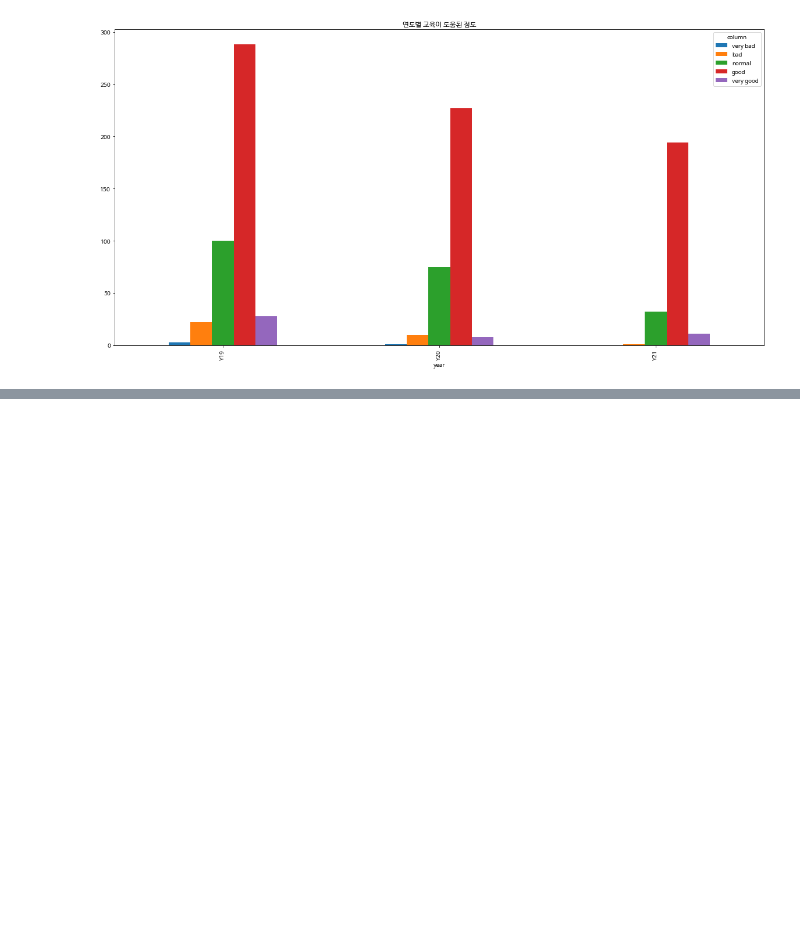
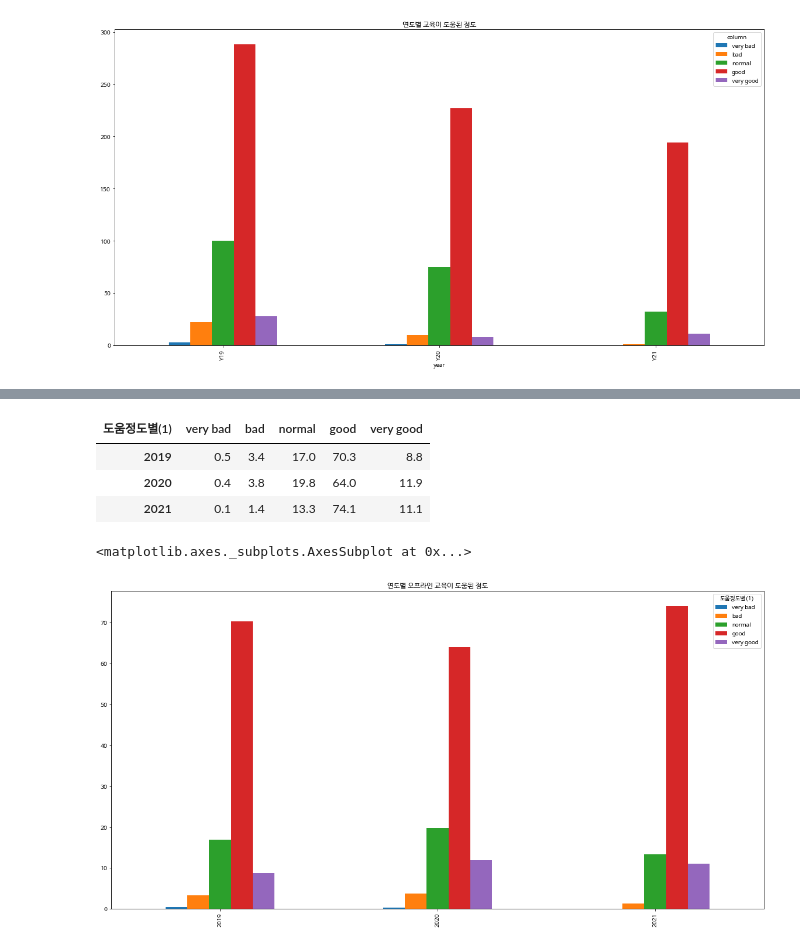
Before and after one commit to limyerin/contest, a Jupyter notebook: data_tidy(2).ipynb, the cells around one changed output, grey strips where cells are left out. Saved outputs shown, nothing was run; the diff lists cells and outputs as text; code cells hidden in the pictures; blank space fills up the shorter version.

```diff
--- a/data_tidy(2).ipynb
+++ b/data_tidy(2).ipynb
@@ -715,0 +742,3 @@ rfrh_sup1.plot(kind='bar', figsize=(20, 10), title = '연도별 교육이 도움
+# %%
+oe_rfrh_sup= rfrh_sup.iloc[0:7].set_index('도움정도별(1)')
+oe_rfrh_sup
@@ -715,0 +811,3 @@ rfrh_sup1.plot(kind='bar', figsize=(20, 10), title = '연도별 교육이 도움
+# %%
+off_rfrh_sup= rfrh_sup.iloc[7:13].set_index('도움정도별(1)')
+off_rfrh_sup
@@ -715,0 +823,8 @@ rfrh_sup1.plot(kind='bar', figsize=(20, 10), title = '연도별 교육이 도움
+# %%
+off_rfrh_sup1 = off_rfrh_sup.rename(index={'사례수 (명)':'person',
+                                      '전혀 도움 안됨 (%)'	:'very bad',
+                                      '도움 안됨 (%)'	:'bad',
+                                      '보통 (%)'	:'normal',
+                                      '도움이 됨 (%)':'good',
+                                      '매우 도움이 됨 (%)'	:'very good'})
+off_rfrh_sup1
@@ -715,0 +840,13 @@ rfrh_sup1.plot(kind='bar', figsize=(20, 10), title = '연도별 교육이 도움
+# %%
+off_rfrh_sup2= off_rfrh_sup1.loc['very bad':'very good'].T
+off_rfrh_sup2
+# %% [output]
+| 도움정도별(1) | very bad | bad | normal | good | very good |
+| 2019 | 0.5 | 3.4 | 17.0 | 70.3 | 8.8 |
+| 2020 | 0.4 | 3.8 | 19.8 | 64.0 | 11.9 |
+| 2021 | 0.1 | 1.4 | 13.3 | 74.1 | 11.1 |
+# %%
+off_rfrh_sup2.plot(kind='bar', figsize=(20,10), title='연도별 오프라인 교육이 도움된 정도')
+# %% [output]
+<matplotlib.axes._subplots.AxesSubplot at 0x...>
+[figure, added]
```
Also changed, not shown: parts of 17 cells of this notebook.
